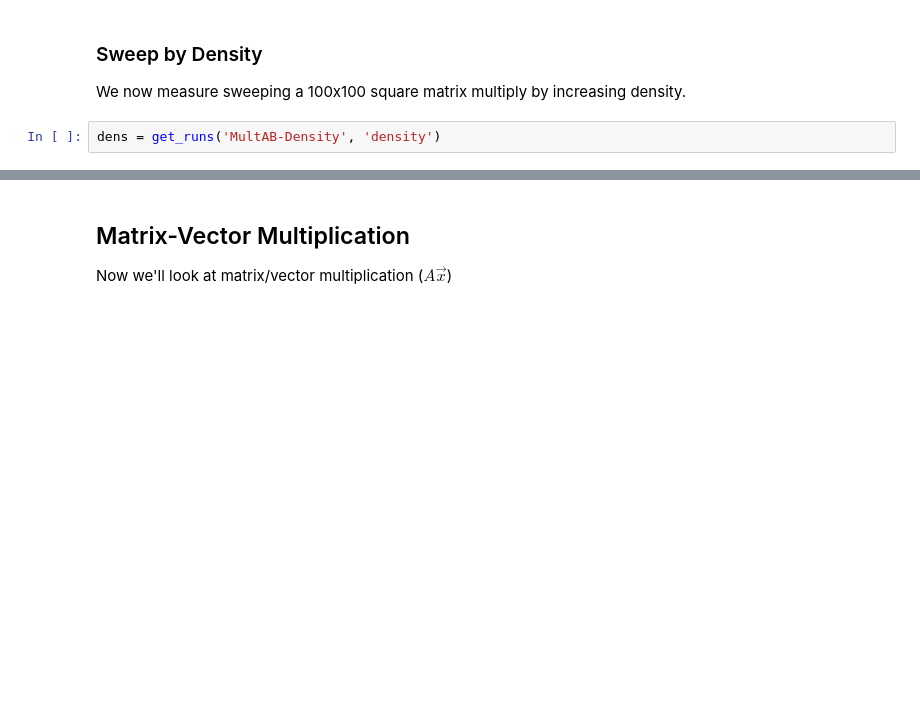
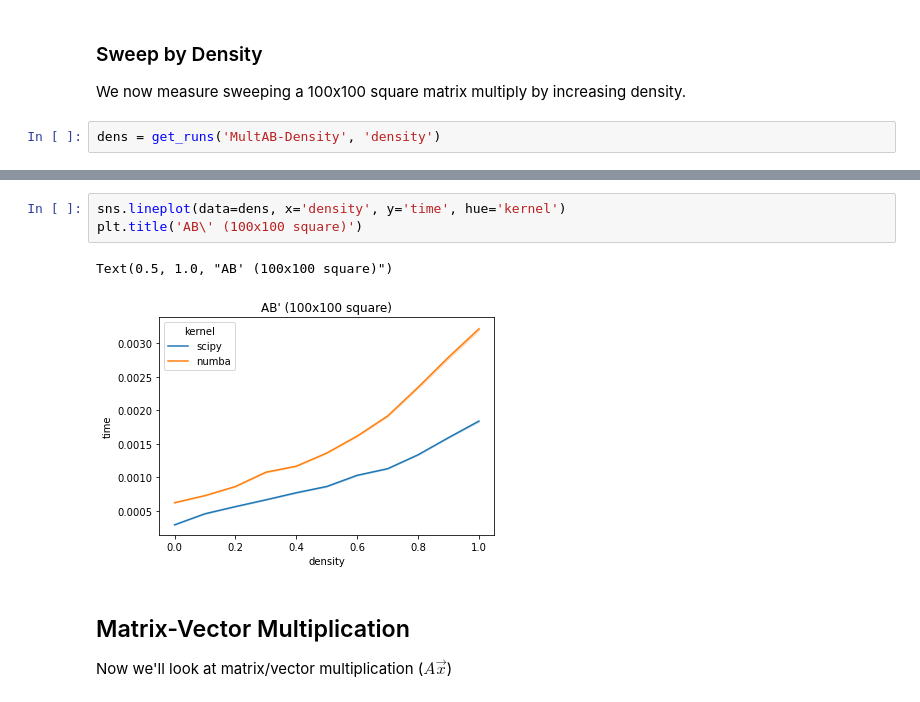
Before and after one commit to lenskit/csr, a Jupyter notebook: Timings.ipynb, the cells around one changed output, grey strips where cells are left out. Cells and saved outputs as stored; diff of their text form; blank space fills up the shorter version.

```diff
--- a/Timings.ipynb
+++ b/Timings.ipynb
@@ -86,3 +96,9 @@ sns.lineplot(data=dens, x='density', y='time', hue='kernel')
+# %%
+sns.lineplot(data=dens, x='density', y='time', hue='kernel')
+plt.title('AB\' (100x100 square)')
+# %% [output]
+Text(0.5, 1.0, "AB' (100x100 square)")
+[figure, added]
 # %% [markdown]
 ## Matrix-Vector Multiplication
 
```
Also changed, not shown: parts of 7 cells of this notebook, 1 other file.
